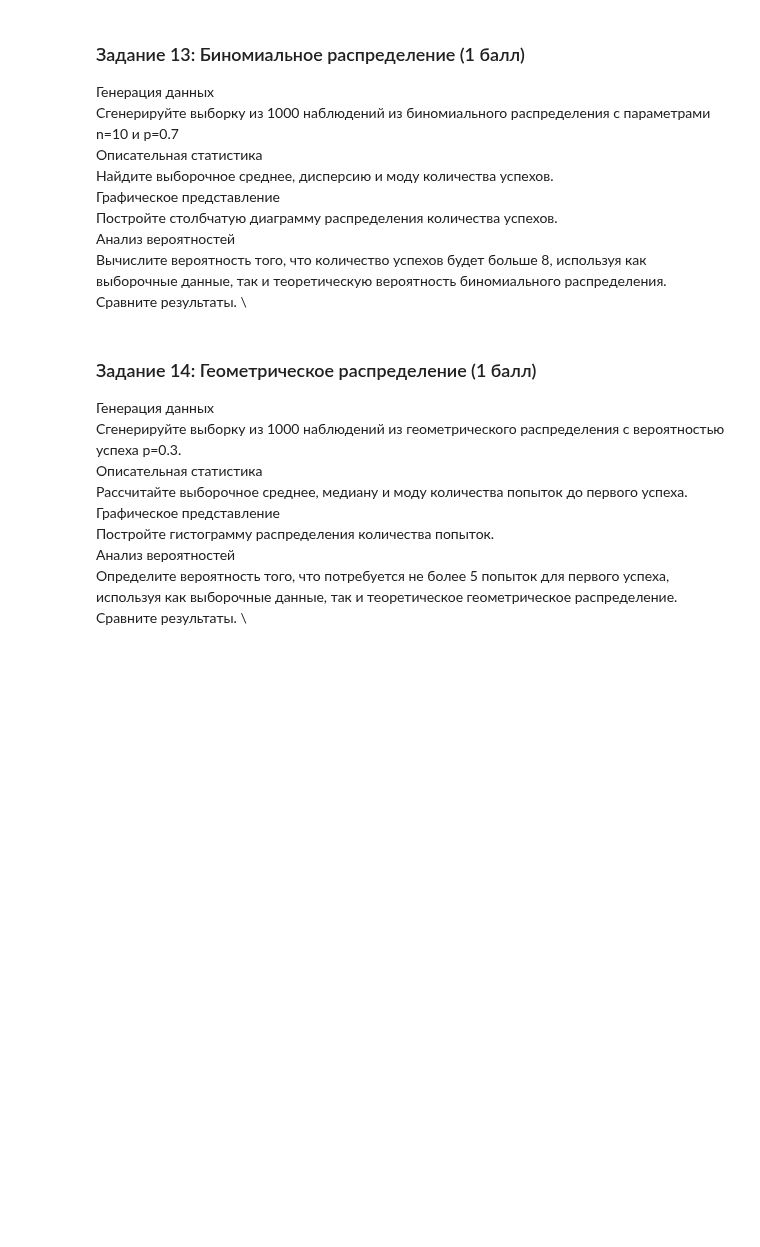
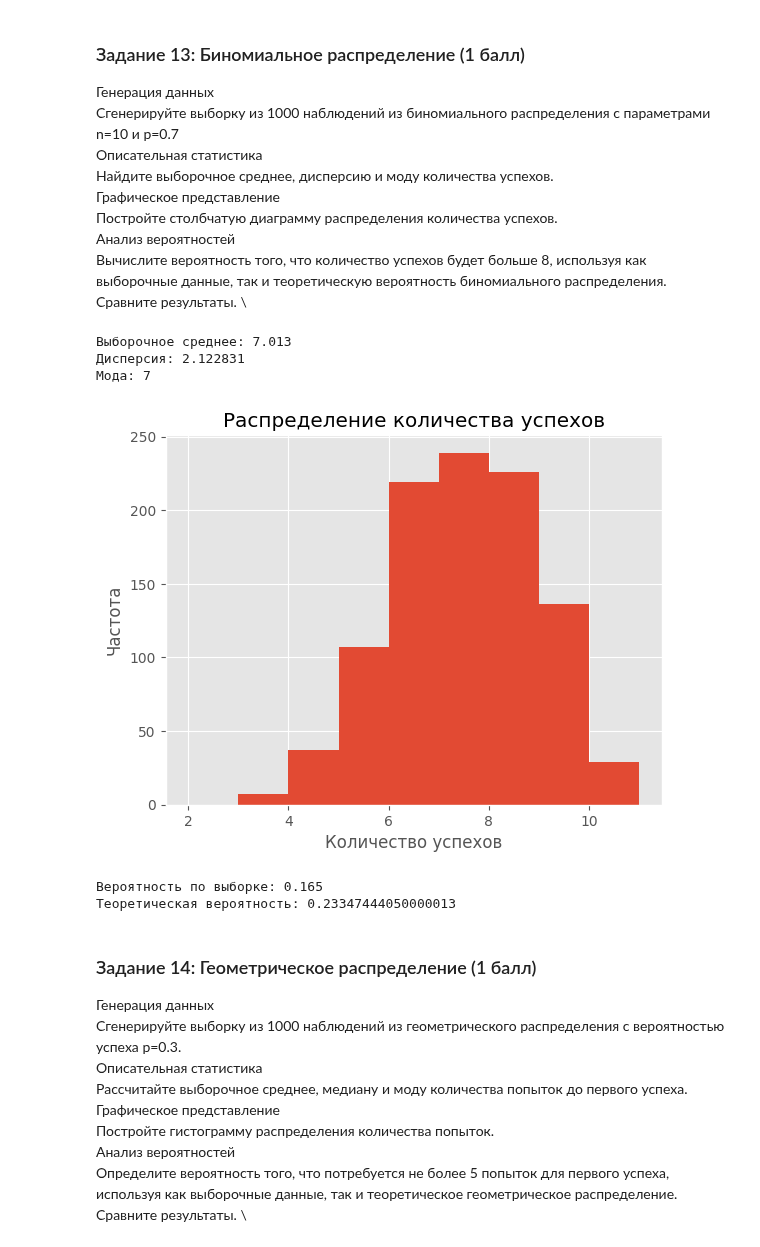
Before and after one commit to hilkovich/itmo_math_stat, a Jupyter notebook: homework_1/HW_1.ipynb, the cells around one changed output. Saved outputs shown, nothing was run; the diff lists cells and outputs as text; code cells hidden in the pictures; blank space fills up the shorter version.

```diff
--- a/homework_1/HW_1.ipynb
+++ b/homework_1/HW_1.ipynb
@@ -415,6 +428,46 @@ plt.show()
 Постройте столбчатую диаграмму распределения количества успехов. \
 Анализ вероятностей \
 Вычислите вероятность того, что количество успехов будет больше 8, используя как выборочные данные, так и теоретическую вероятность биномиального распределения. Сравните результаты. \
+# %%
+# Генерация данных
+n = 10
+p = 0.7
+
+sample_binom = binom.rvs(n, p, size=1000)
+# %%
+# Описательная статистика
+mean_binom = np.mean(sample_binom)
+variance_binom = np.var(sample_binom)
+mode_binom = np.bincount(sample_binom).argmax()
+
+print("Выборочное среднее:", mean_binom)
+print("Дисперсия:", variance_binom)
+print("Мода:", mode_binom)
+# %% [output]
+Выборочное среднее: 7.013
+Дисперсия: 2.122831
+Мода: 7
+# %%
+# Графическое представление
+plt.hist(sample_binom, bins=np.arange(2, 12))
+plt.title("Распределение количества успехов")
+plt.xlabel("Количество успехов")
+plt.ylabel("Частота")
+
+plt.show()
+# %% [output]
+[figure, added]
+# %%
+# Анализ вероятностей
+theoretical_probability = binom.pmf(8, n, p)
+sample_probability = sum(sample_binom > 8) / 1000
+
+
+print("Вероятность по выборке:", sample_probability)
+print("Теоретическая вероятность:", theoretical_probability)
+# %% [output]
+Вероятность по выборке: 0.165
+Теоретическая вероятность: 0.23347444050000013
 # %% [markdown]
 ### Задание 14: Геометрическое распределение (1 балл)
 Генерация данных \
```
Also changed, not shown: parts of 3 cells of this notebook.
